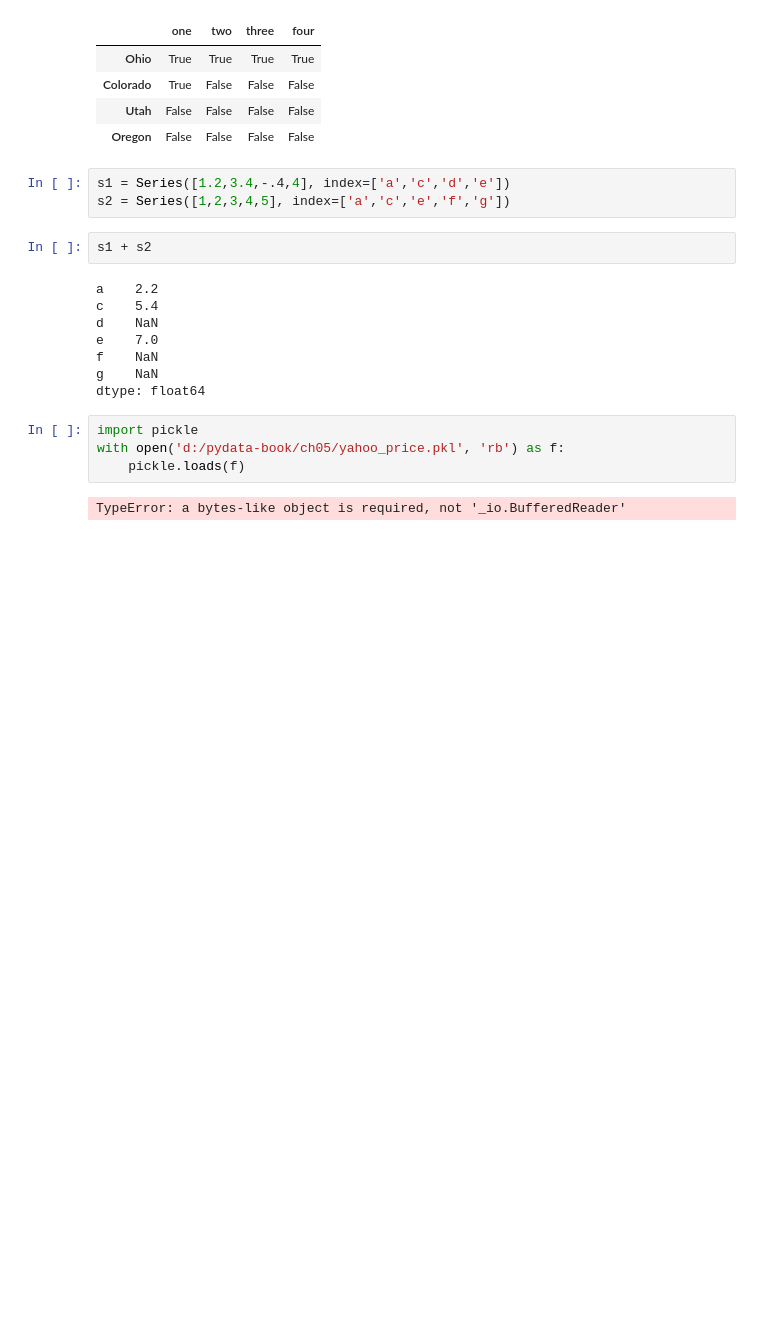
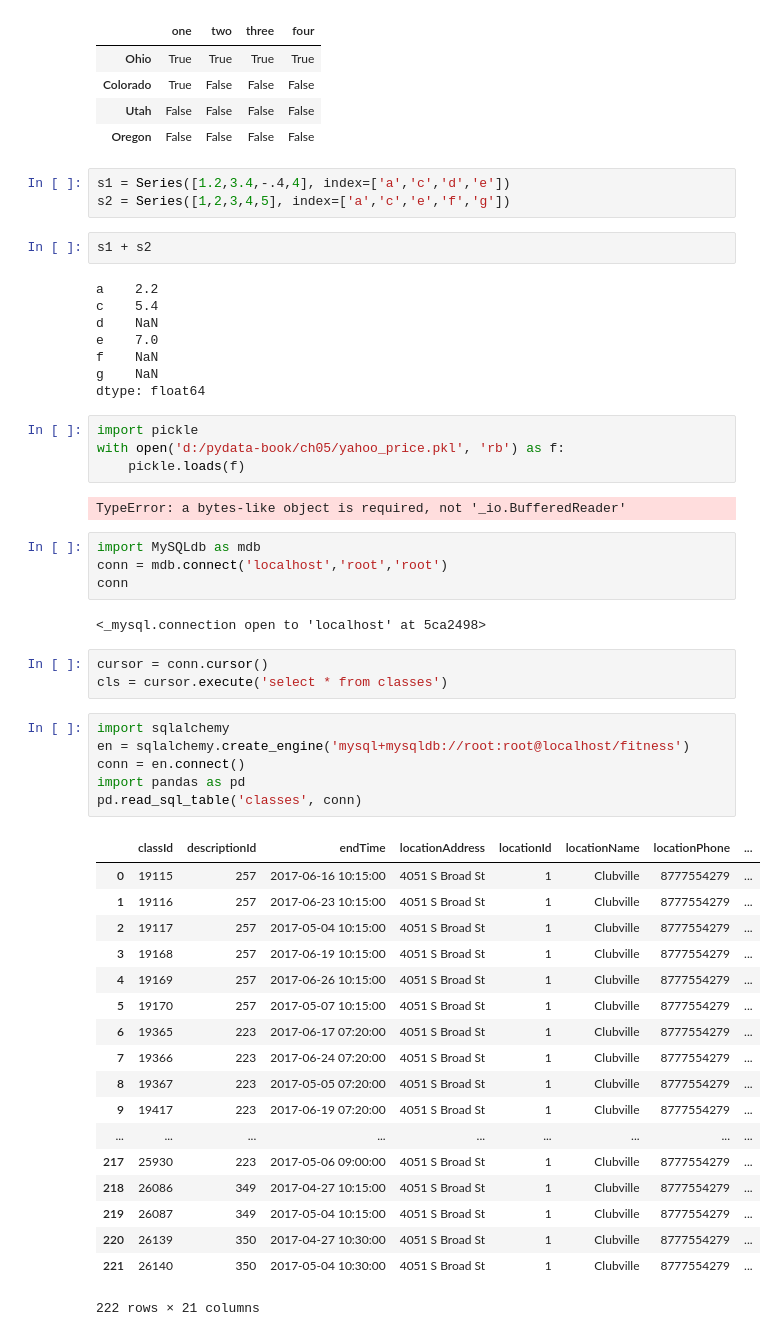
Before and after one commit to TianlunGe/pydata-book, a Jupyter notebook: ch05/ch05exec.ipynb, the cells around one changed output. Cells and saved outputs as stored; diff of their text form; blank space fills up the shorter version.

```diff
--- a/ch05/ch05exec.ipynb
+++ b/ch05/ch05exec.ipynb
@@ -119,3 +119,37 @@ with open('d:/pydata-book/ch05/yahoo_price.pkl', 'rb') as f:
     pickle.loads(f)
 # %% [output]
 TypeError: a bytes-like object is required, not '_io.BufferedReader'
+# %%
+import MySQLdb as mdb
+conn = mdb.connect('localhost','root','root')
+conn
+# %% [output]
+<_mysql.connection open to 'localhost' at 5ca2498>
+# %%
+cursor = conn.cursor()
+cls = cursor.execute('select * from classes')
+# %%
+import sqlalchemy
+en = sqlalchemy.create_engine('mysql+mysqldb://root:root@localhost/fitness')
+conn = en.connect()
+import pandas as pd
+pd.read_sql_table('classes', conn)
+# %% [output]
+|  | classId | descriptionId | endTime | locationAddress | locationId | locationName | locationPhone | ... |
+| 0 | 19115 | 257 | 2017-06-16 10:15:00 | 4051 S Broad St | 1 | Clubville | 8777554279 | ... |
+| 1 | 19116 | 257 | 2017-06-23 10:15:00 | 4051 S Broad St | 1 | Clubville | 8777554279 | ... |
+| 2 | 19117 | 257 | 2017-05-04 10:15:00 | 4051 S Broad St | 1 | Clubville | 8777554279 | ... |
+| 3 | 19168 | 257 | 2017-06-19 10:15:00 | 4051 S Broad St | 1 | Clubville | 8777554279 | ... |
+| 4 | 19169 | 257 | 2017-06-26 10:15:00 | 4051 S Broad St | 1 | Clubville | 8777554279 | ... |
+| 5 | 19170 | 257 | 2017-05-07 10:15:00 | 4051 S Broad St | 1 | Clubville | 8777554279 | ... |
+| 6 | 19365 | 223 | 2017-06-17 07:20:00 | 4051 S Broad St | 1 | Clubville | 8777554279 | ... |
+| 7 | 19366 | 223 | 2017-06-24 07:20:00 | 4051 S Broad St | 1 | Clubville | 8777554279 | ... |
+| 8 | 19367 | 223 | 2017-05-05 07:20:00 | 4051 S Broad St | 1 | Clubville | 8777554279 | ... |
+| 9 | 19417 | 223 | 2017-06-19 07:20:00 | 4051 S Broad St | 1 | Clubville | 8777554279 | ... |
+| ... | ... | ... | ... | ... | ... | ... | ... | ... |
+| 217 | 25930 | 223 | 2017-05-06 09:00:00 | 4051 S Broad St | 1 | Clubville | 8777554279 | ... |
+| 218 | 26086 | 349 | 2017-04-27 10:15:00 | 4051 S Broad St | 1 | Clubville | 8777554279 | ... |
+| 219 | 26087 | 349 | 2017-05-04 10:15:00 | 4051 S Broad St | 1 | Clubville | 8777554279 | ... |
+| 220 | 26139 | 350 | 2017-04-27 10:30:00 | 4051 S Broad St | 1 | Clubville | 8777554279 | ... |
+| 221 | 26140 | 350 | 2017-05-04 10:30:00 | 4051 S Broad St | 1 | Clubville | 8777554279 | ... |
+222 rows × 21 columns
```
Also changed, not shown: 2 other files.
